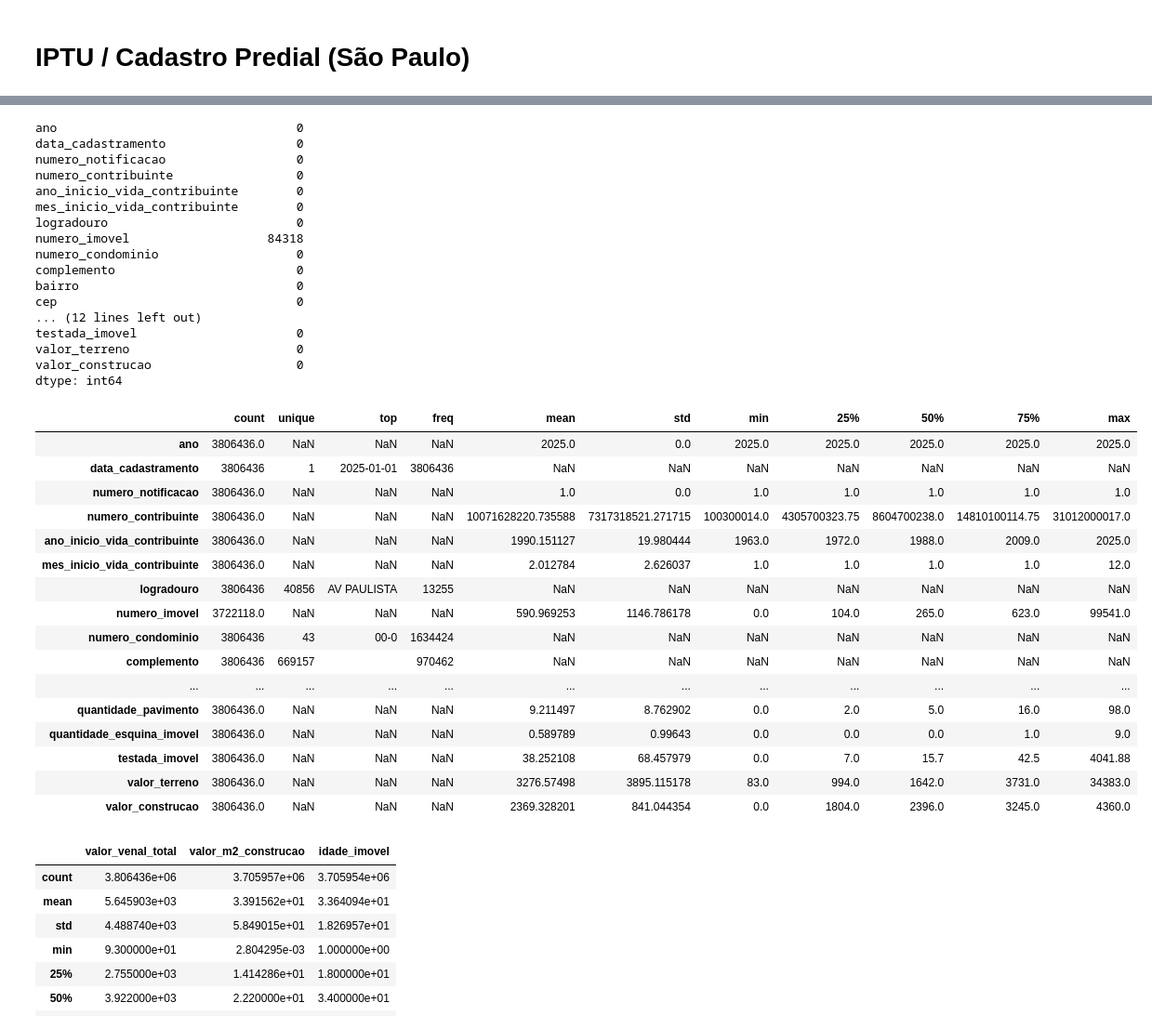
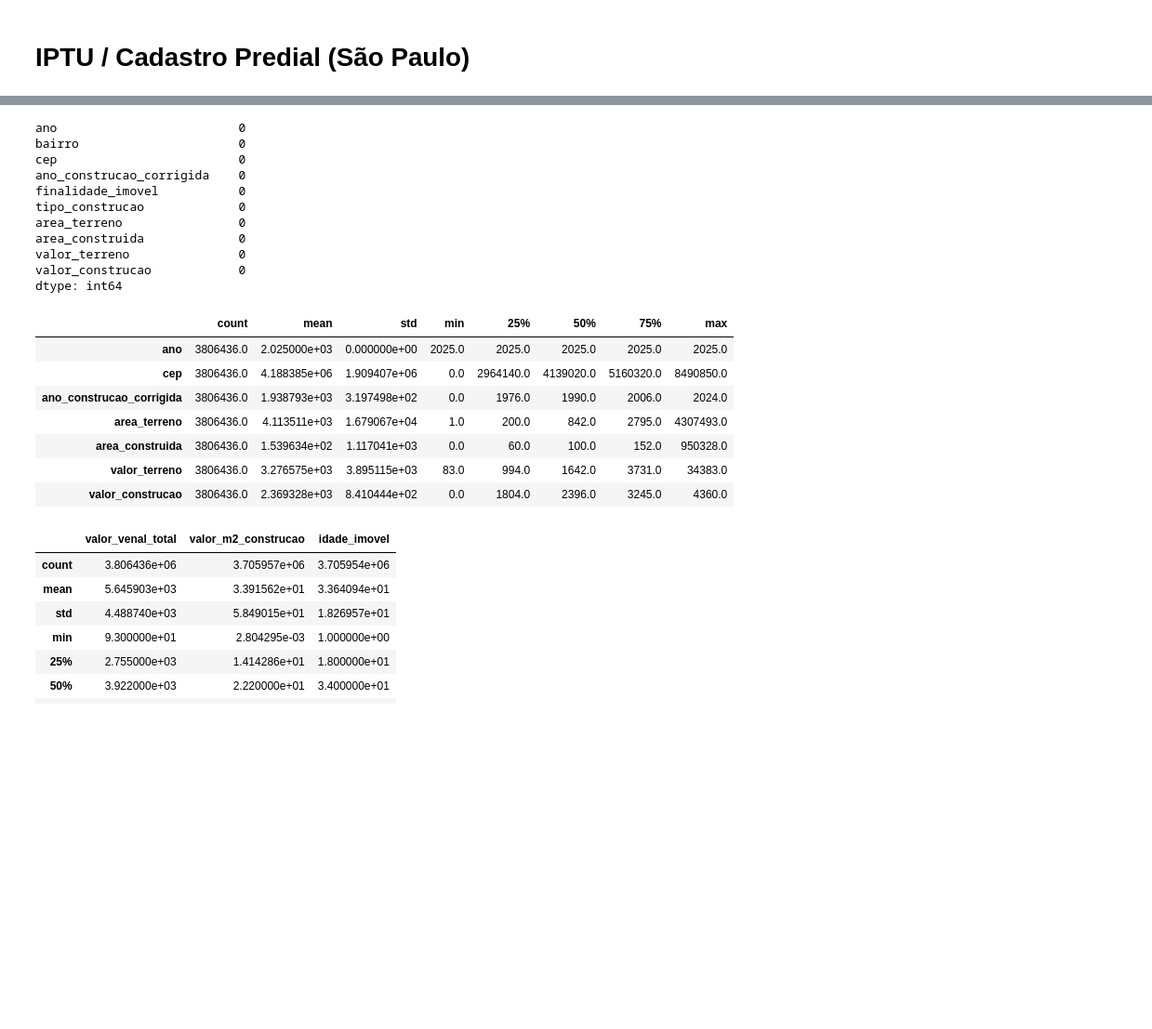
Before and after one commit to YusukeHayashibara/Property-pricing-for-Airbnb, a Jupyter notebook: notebooks/iptu_analysis.ipynb, the cells around one changed output, grey strips where cells are left out. Shown at 93% size. Saved outputs shown, nothing was run; the diff lists cells and outputs as text; code cells hidden in the pictures; blank space fills up the shorter version.

```diff
--- a/notebooks/iptu_analysis.ipynb
+++ b/notebooks/iptu_analysis.ipynb
@@ -15,7 +19,11 @@ plt.rcParams["figure.figsize"] = (10, 6)
 CSV_PATH = os.path.join("..", "data", "raw", "iptu_2025.csv")
 # %%
-# carregamento em csv
-df_iptu = pd.read_csv(CSV_PATH, low_memory=False)
+# carregamento em csv (só as colunas usadas na análise: lê ~1/3 do arquivo)
+COLS = [
+    "ano", "bairro", "cep", "ano_construcao_corrigida", "finalidade_imovel", "tipo_construcao",
+    "area_terreno", "area_construida", "valor_terreno", "valor_construcao",
+]
+df_iptu = pd.read_csv(CSV_PATH, usecols=COLS, low_memory=False)
 df_iptu.info()
 # %% [output]
 <class 'pandas.core.frame.DataFrame'>
@@ -38,44 +46,29 @@ memory usage: 784.1+ MB
 # %%
 df_iptu.isna().sum()
 # %% [output]
-ano                                 0
-data_cadastramento                  0
-numero_notificacao                  0
-numero_contribuinte                 0
-ano_inicio_vida_contribuinte        0
-mes_inicio_vida_contribuinte        0
-logradouro                          0
-numero_imovel                   84318
-numero_condominio                   0
-complemento                         0
-bairro                              0
-cep                                 0
-... (12 lines left out)
-testada_imovel                      0
-valor_terreno                       0
-valor_construcao                    0
+ano                         0
+bairro                      0
+cep                         0
+ano_construcao_corrigida    0
+finalidade_imovel           0
+tipo_construcao             0
+area_terreno                0
+area_construida             0
+valor_terreno               0
+valor_construcao            0
 dtype: int64
 # %%
-# estatísticas descritivas
-df_iptu.describe(include="all").T
+# estatísticas descritivas (numéricas; include="all" contava únicos de texto em 3,8M linhas)
+df_iptu.describe().T
 # %% [output]
-|  | count | unique | top | freq | mean | std | min | 25% | 50% | 75% | max |
-| ano | 3806436.0 | NaN | NaN | NaN | 2025.0 | 0.0 | 2025.0 | 2025.0 | 2025.0 | 2025.0 | 2025.0 |
-| data_cadastramento | 3806436 | 1 | 2025-01-01 | 3806436 | NaN | NaN | NaN | NaN | NaN | NaN | NaN |
-| numero_notificacao | 3806436.0 | NaN | NaN | NaN | 1.0 | 0.0 | 1.0 | 1.0 | 1.0 | 1.0 | 1.0 |
-| numero_contribuinte | 3806436.0 | NaN | NaN | NaN | 10071628220.735588 | 7317318521.271715 | 100300014.0 | 4305700323.75 | 8604700238.0 | 14810100114.75 | 31012000017.0 |
-| ano_inicio_vida_contribuinte | 3806436.0 | NaN | NaN | NaN | 1990.151127 | 19.980444 | 1963.0 | 1972.0 | 1988.0 | 2009.0 | 2025.0 |
-| mes_inicio_vida_contribuinte | 3806436.0 | NaN | NaN | NaN | 2.012784 | 2.626037 | 1.0 | 1.0 | 1.0 | 1.0 | 12.0 |
-| logradouro | 3806436 | 40856 | AV PAULISTA | 13255 | NaN | NaN | NaN | NaN | NaN | NaN | NaN |
-| numero_imovel | 3722118.0 | NaN | NaN | NaN | 590.969253 | 1146.786178 | 0.0 | 104.0 | 265.0 | 623.0 | 99541.0 |
-| numero_condominio | 3806436 | 43 | 00-0 | 1634424 | NaN | NaN | NaN | NaN | NaN | NaN | NaN |
-| complemento | 3806436 | 669157 |  | 970462 | NaN | NaN | NaN | NaN | NaN | NaN | NaN |
-| ... | ... | ... | ... | ... | ... | ... | ... | ... | ... | ... | ... |
-| quantidade_pavimento | 3806436.0 | NaN | NaN | NaN | 9.211497 | 8.762902 | 0.0 | 2.0 | 5.0 | 16.0 | 98.0 |
-| quantidade_esquina_imovel | 3806436.0 | NaN | NaN | NaN | 0.589789 | 0.99643 | 0.0 | 0.0 | 0.0 | 1.0 | 9.0 |
-| testada_imovel | 3806436.0 | NaN | NaN | NaN | 38.252108 | 68.457979 | 0.0 | 7.0 | 15.7 | 42.5 | 4041.88 |
-| valor_terreno | 3806436.0 | NaN | NaN | NaN | 3276.57498 | 3895.115178 | 83.0 | 994.0 | 1642.0 | 3731.0 | 34383.0 |
-| valor_construcao | 3806436.0 | NaN | NaN | NaN | 2369.328201 | 841.044354 | 0.0 | 1804.0 | 2396.0 | 3245.0 | 4360.0 |
+|  | count | mean | std | min | 25% | 50% | 75% | max |
+| ano | 3806436.0 | 2.025000e+03 | 0.000000e+00 | 2025.0 | 2025.0 | 2025.0 | 2025.0 | 2025.0 |
+| cep | 3806436.0 | 4.188385e+06 | 1.909407e+06 | 0.0 | 2964140.0 | 4139020.0 | 5160320.0 | 8490850.0 |
+| ano_construcao_corrigida | 3806436.0 | 1.938793e+03 | 3.197498e+02 | 0.0 | 1976.0 | 1990.0 | 2006.0 | 2024.0 |
+| area_terreno | 3806436.0 | 4.113511e+03 | 1.679067e+04 | 1.0 | 200.0 | 842.0 | 2795.0 | 4307493.0 |
+| area_construida | 3806436.0 | 1.539634e+02 | 1.117041e+03 | 0.0 | 60.0 | 100.0 | 152.0 | 950328.0 |
+| valor_terreno | 3806436.0 | 3.276575e+03 | 3.895115e+03 | 83.0 | 994.0 | 1642.0 | 3731.0 | 34383.0 |
+| valor_construcao | 3806436.0 | 2.369328e+03 | 8.410444e+02 | 0.0 | 1804.0 | 2396.0 | 3245.0 | 4360.0 |
 # %%
 # criação de novas colunas
 df_iptu["valor_venal_total"] = df_iptu[["valor_terreno", "valor_construcao"]].sum(axis=1)
```
Also changed, not shown: parts of 9 cells of this notebook, 9 other files.
